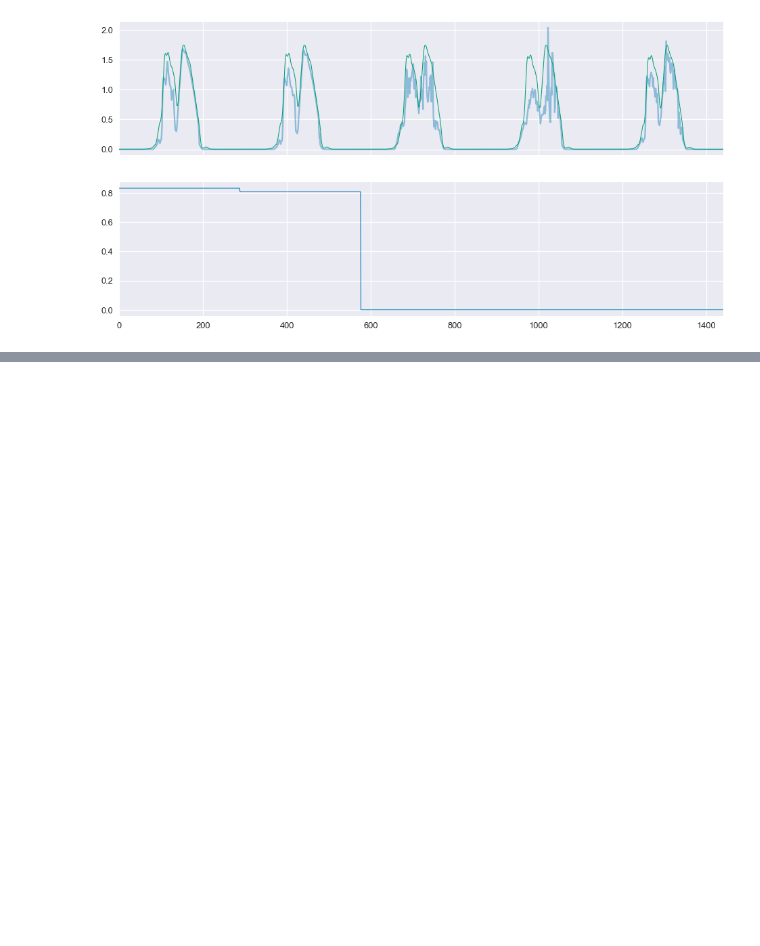
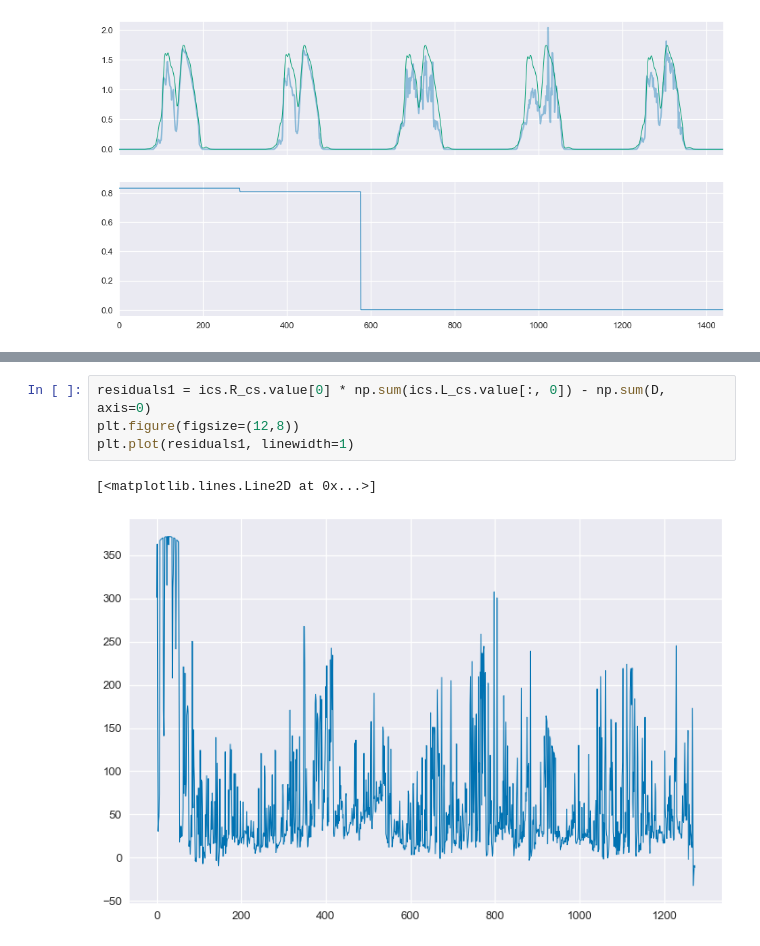
Before and after one commit to slacgismo/StatisticalClearSky, a Jupyter notebook: notebooks/Example_02.ipynb, the cells around one changed output, grey strips where cells are left out. Saved outputs shown, nothing was run; the diff lists cells and outputs as text; blank space fills up the shorter version.

```diff
--- a/notebooks/Example_02.ipynb
+++ b/notebooks/Example_02.ipynb
@@ -178,0 +195,7 @@ ax[1].set_xlim(0, 288*(D2-D1))
+# %%
+residuals1 = ics.R_cs.value[0] * np.sum(ics.L_cs.value[:, 0]) - np.sum(D, axis=0)
+plt.figure(figsize=(12,8))
+plt.plot(residuals1, linewidth=1)
+# %% [output]
+[<matplotlib.lines.Line2D at 0x...>]
+[figure, added]
```
Also changed, not shown: parts of 20 cells of this notebook, 7 other files.
